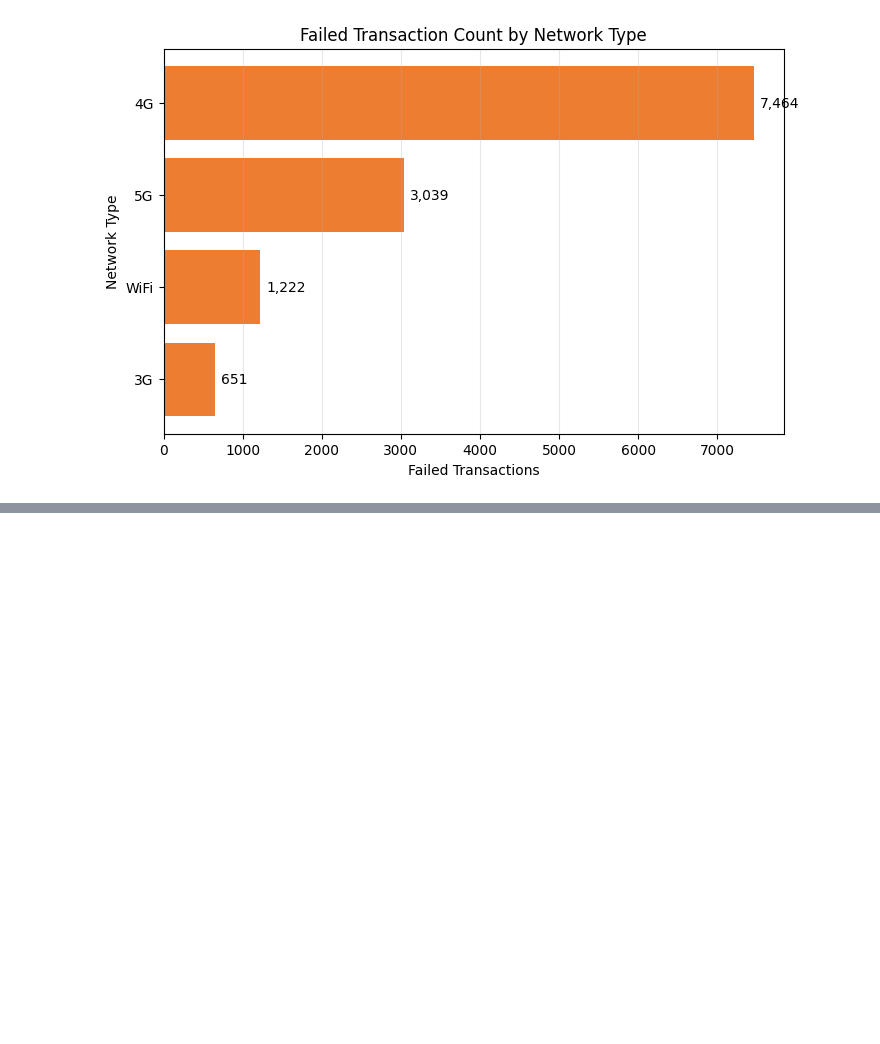
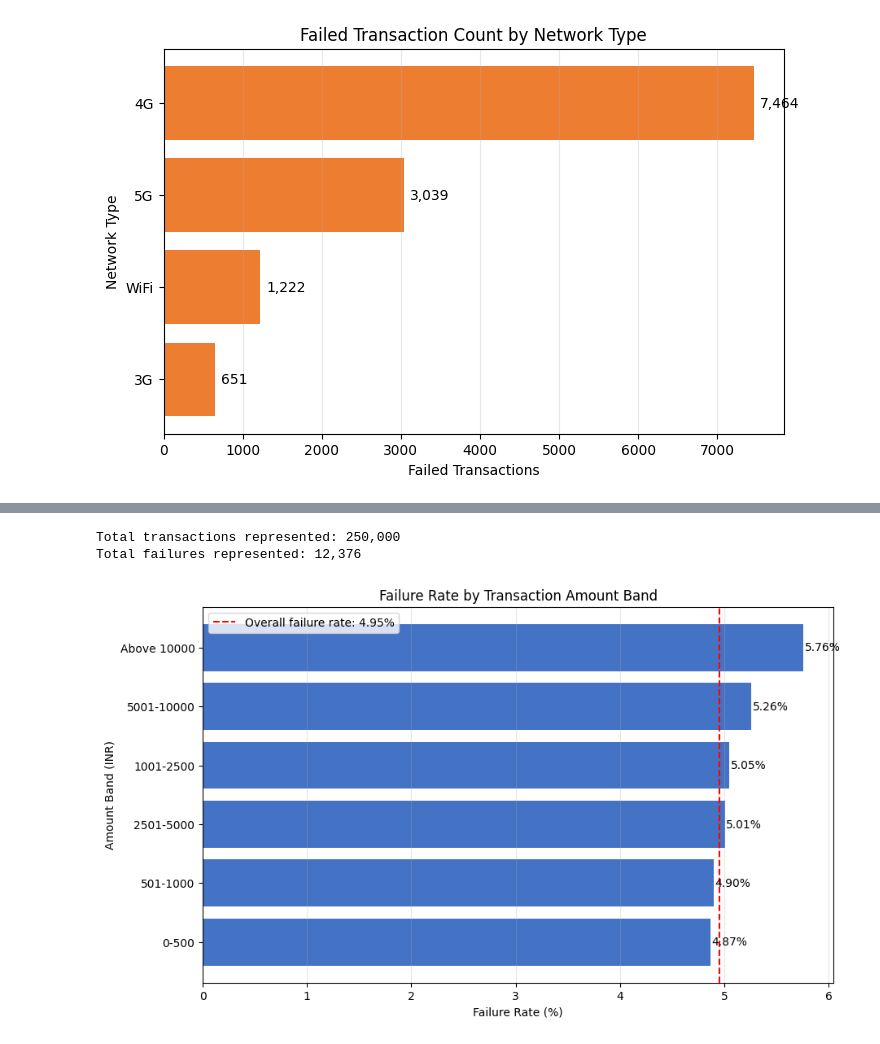
Before and after one commit to KaviyaVelmurugan/upi-transaction-intelligence-platform, a Jupyter notebook: notebooks/02_eda.ipynb, the cells around one changed output, grey strips where cells are left out. Saved outputs shown, nothing was run; the diff lists cells and outputs as text; code cells hidden in the pictures; blank space fills up the shorter version.

Commit message:
amount band analysis

```diff
--- a/notebooks/02_eda.ipynb
+++ b/notebooks/02_eda.ipynb
@@ -1697,0 +1723,8 @@ plt.show()
+# %%
+# Build status comparison
+amount_band_status = build_status_summary(
+    df,
+    "amount_band"
+)
+
+amount_band_status
@@ -1697,0 +1739,50 @@ plt.show()
+# %%
+print(
+    "Total transactions represented:",
+    f"{amount_band_status['total_transactions'].sum():,}"
+)
+
+print(
+    "Total failures represented:",
+    f"{amount_band_status['failed_transactions'].sum():,}"
+)
+# %% [output]
+Total transactions represented: 250,000
+Total failures represented: 12,376
+# %%
+amount_rate_chart = amount_band_status.sort_values(
+    "failure_rate_percentage"
+)
+
+plt.figure(figsize=(10, 6))
+
+bars = plt.barh(
+    amount_rate_chart["amount_band"],
+    amount_rate_chart["failure_rate_percentage"],
+    color="#4472C4"
+)
+
+plt.axvline(
+    overall_failure_rate,
+    color="red",
+    linestyle="--",
+    label=f"Overall failure rate: {overall_failure_rate:.2f}%"
+)
+
+plt.title("Failure Rate by Transaction Amount Band")
+plt.xlabel("Failure Rate (%)")
+plt.ylabel("Amount Band (INR)")
+plt.legend()
+plt.grid(axis="x", alpha=0.3)
+
+for bar in bars:
+    plt.text(
+        bar.get_width() + 0.01,
+        bar.get_y() + bar.get_height() / 2,
+        f"{bar.get_width():.2f}%",
+        va="center"
+    )
+
+plt.show()
+# %% [output]
+[figure, added]
```
Also changed, not shown: parts of 3 cells of this notebook, 1 other file.
